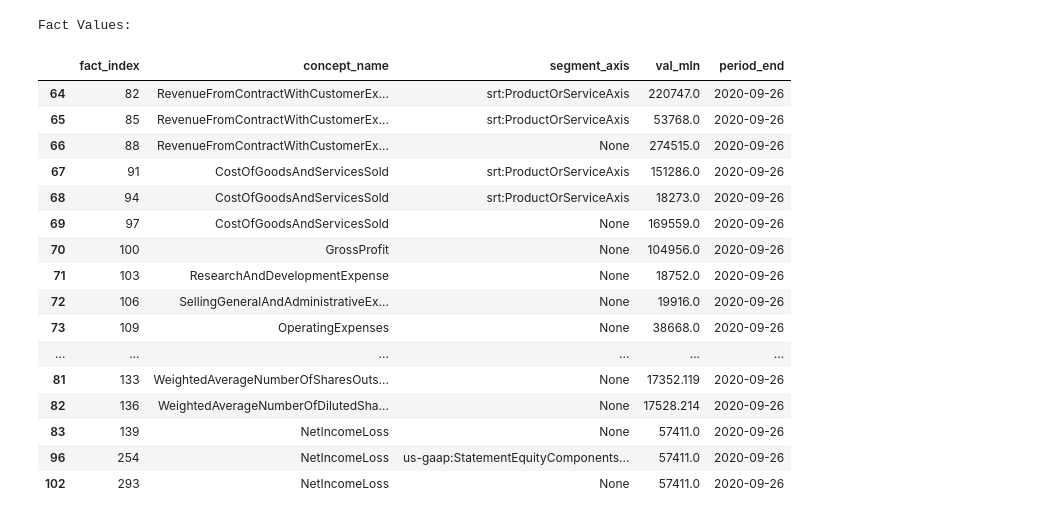
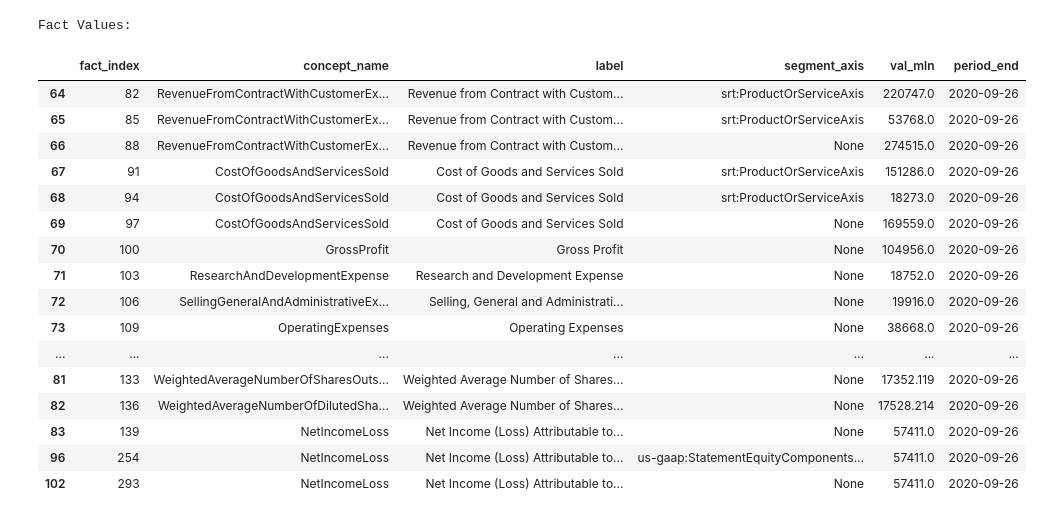
Before and after one commit to reeyarn/openesef, a Jupyter notebook: examples/apple_2020.ipynb, the cells around one changed output. Saved outputs shown, nothing was run; the diff lists cells and outputs as text; code cells hidden in the pictures.

```diff
--- a/examples/apple_2020.ipynb
+++ b/examples/apple_2020.ipynb
@@ -159,32 +159,32 @@ def is_numeric(x):
 # %%
 from openesef.engines.tax_pres import ins_facts
 
 fact_df = ins_facts(xid, tax)
 fact_df["val_mln"] = fact_df["value"].apply(lambda x: float(x)/1000000 if is_numeric(x) and float(x) > 1000000 else x)
 fact_df.sort_values(by='fact_index', inplace=True)
 fact_df = fact_df.loc[fact_df.fact_included ]
 current_period_string = fact_df.period_string.value_counts().index[0]
 current_facts = fact_df[fact_df.period_string == current_period_string].reset_index(drop=True)
 
-current_facts.loc[(current_facts['statement_name'] == 'CONSOLIDATEDSTATEMENTSOFOPERATIONS')  , ['fact_index', 'concept_name', "segment_axis", 'val_mln', 'period_end']].head(30)
+current_facts.loc[(current_facts['statement_name'] == 'CONSOLIDATEDSTATEMENTSOFOPERATIONS')  , ['fact_index', 'concept_name', 'label', "segment_axis", 'val_mln', 'period_end']].head(30)
 # %% [output]
-|  | fact_index | concept_name | segment_axis | val_mln | period_end |
-| 64 | 82 | RevenueFromContractWithCustomerEx... | srt:ProductOrServiceAxis | 220747.0 | 2020-09-26 |
-| 65 | 85 | RevenueFromContractWithCustomerEx... | srt:ProductOrServiceAxis | 53768.0 | 2020-09-26 |
-| 66 | 88 | RevenueFromContractWithCustomerEx... | None | 274515.0 | 2020-09-26 |
-| 67 | 91 | CostOfGoodsAndServicesSold | srt:ProductOrServiceAxis | 151286.0 | 2020-09-26 |
-| 68 | 94 | CostOfGoodsAndServicesSold | srt:ProductOrServiceAxis | 18273.0 | 2020-09-26 |
-| 69 | 97 | CostOfGoodsAndServicesSold | None | 169559.0 | 2020-09-26 |
-| 70 | 100 | GrossProfit | None | 104956.0 | 2020-09-26 |
-| 71 | 103 | ResearchAndDevelopmentExpense | None | 18752.0 | 2020-09-26 |
-| 72 | 106 | SellingGeneralAndAdministrativeEx... | None | 19916.0 | 2020-09-26 |
-| 73 | 109 | OperatingExpenses | None | 38668.0 | 2020-09-26 |
-| ... | ... | ... | ... | ... | ... |
-| 81 | 133 | WeightedAverageNumberOfSharesOuts... | None | 17352.119 | 2020-09-26 |
-| 82 | 136 | WeightedAverageNumberOfDilutedSha... | None | 17528.214 | 2020-09-26 |
-| 83 | 139 | NetIncomeLoss | None | 57411.0 | 2020-09-26 |
-| 96 | 254 | NetIncomeLoss | us-gaap:StatementEquityComponents... | 57411.0 | 2020-09-26 |
-| 102 | 293 | NetIncomeLoss | None | 57411.0 | 2020-09-26 |
+|  | fact_index | concept_name | label | segment_axis | val_mln | period_end |
+| 64 | 82 | RevenueFromContractWithCustomerEx... | Revenue from Contract with Custom... | srt:ProductOrServiceAxis | 220747.0 | 2020-09-26 |
+| 65 | 85 | RevenueFromContractWithCustomerEx... | Revenue from Contract with Custom... | srt:ProductOrServiceAxis | 53768.0 | 2020-09-26 |
+| 66 | 88 | RevenueFromContractWithCustomerEx... | Revenue from Contract with Custom... | None | 274515.0 | 2020-09-26 |
+| 67 | 91 | CostOfGoodsAndServicesSold | Cost of Goods and Services Sold | srt:ProductOrServiceAxis | 151286.0 | 2020-09-26 |
+| 68 | 94 | CostOfGoodsAndServicesSold | Cost of Goods and Services Sold | srt:ProductOrServiceAxis | 18273.0 | 2020-09-26 |
+| 69 | 97 | CostOfGoodsAndServicesSold | Cost of Goods and Services Sold | None | 169559.0 | 2020-09-26 |
+| 70 | 100 | GrossProfit | Gross Profit | None | 104956.0 | 2020-09-26 |
+| 71 | 103 | ResearchAndDevelopmentExpense | Research and Development Expense | None | 18752.0 | 2020-09-26 |
+| 72 | 106 | SellingGeneralAndAdministrativeEx... | Selling, General and Administrati... | None | 19916.0 | 2020-09-26 |
+| 73 | 109 | OperatingExpenses | Operating Expenses | None | 38668.0 | 2020-09-26 |
+| ... | ... | ... | ... | ... | ... | ... |
+| 81 | 133 | WeightedAverageNumberOfSharesOuts... | Weighted Average Number of Shares... | None | 17352.119 | 2020-09-26 |
+| 82 | 136 | WeightedAverageNumberOfDilutedSha... | Weighted Average Number of Shares... | None | 17528.214 | 2020-09-26 |
+| 83 | 139 | NetIncomeLoss | Net Income (Loss) Attributable to... | None | 57411.0 | 2020-09-26 |
+| 96 | 254 | NetIncomeLoss | Net Income (Loss) Attributable to... | us-gaap:StatementEquityComponents... | 57411.0 | 2020-09-26 |
+| 102 | 293 | NetIncomeLoss | Net Income (Loss) Attributable to... | None | 57411.0 | 2020-09-26 |
 # %% [markdown]
 The above is the Statement of Operations from XBRL extraction; below is a screenshot of the same statement from the Form 10-K filing.
 
```
Also changed, not shown: 8 other files.
